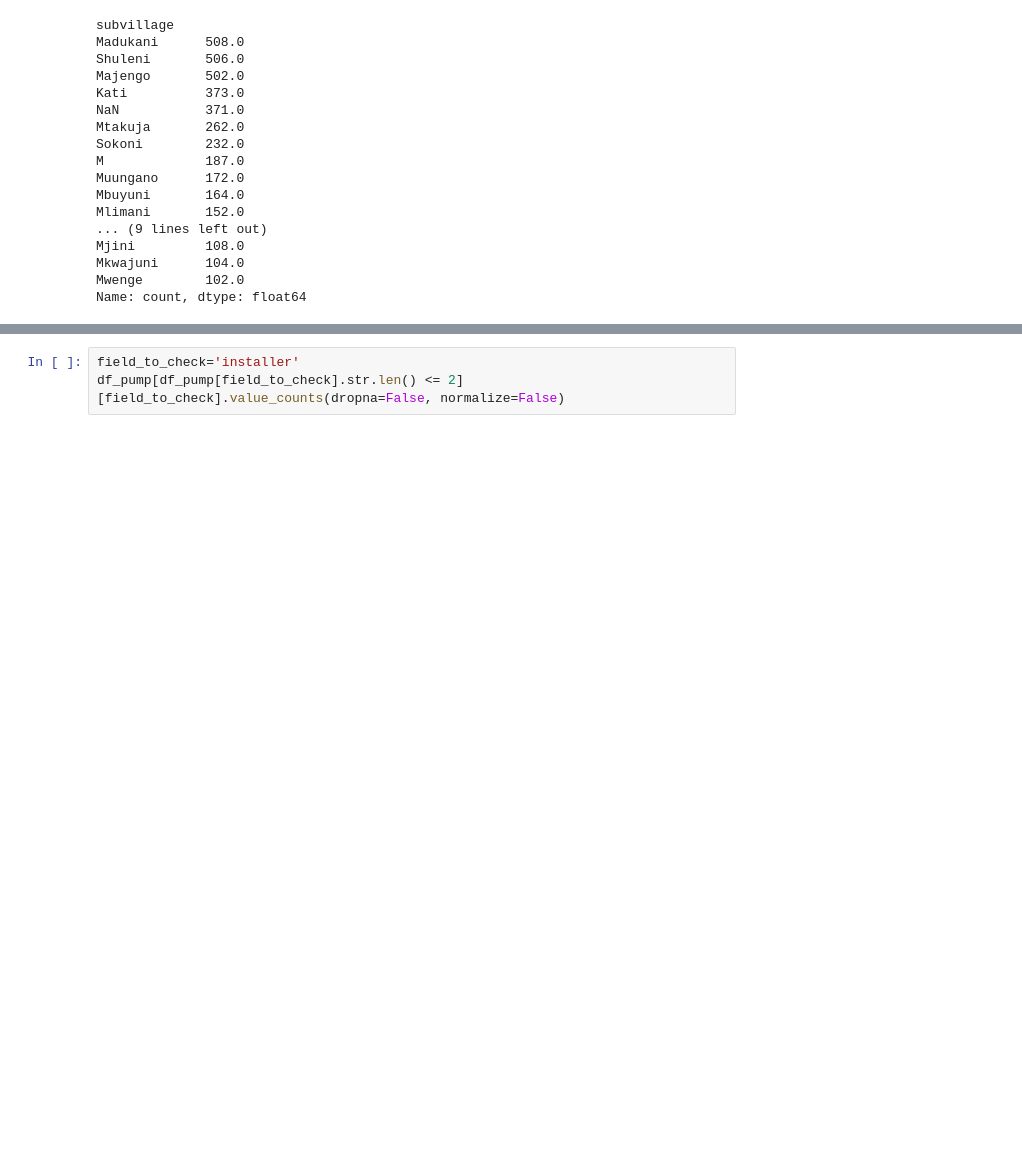
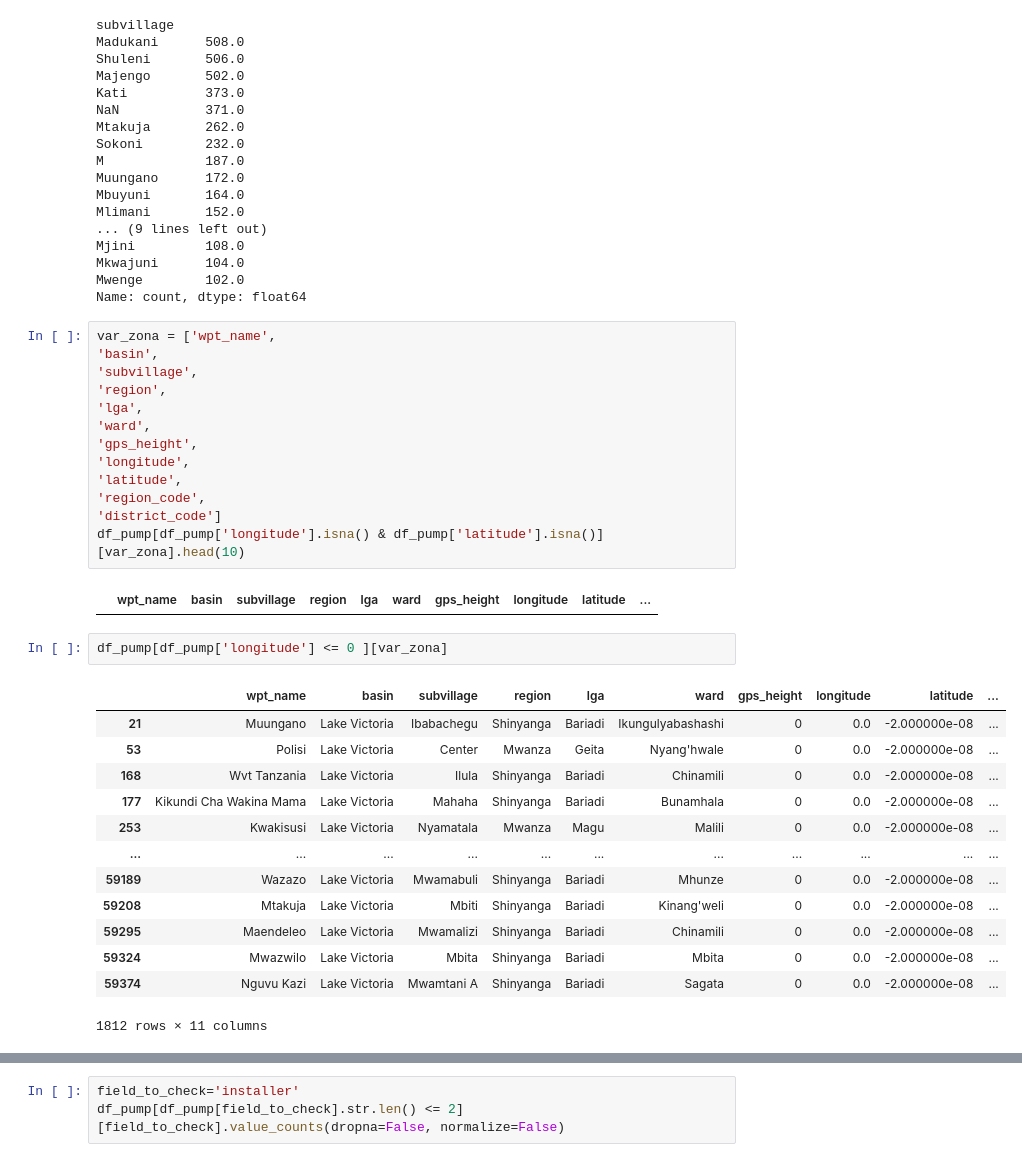
Before and after one commit to ivanrnarvaez/PumpitUp, a Jupyter notebook: PumpitUp.ipynb, the cells around one changed output, grey strips where cells are left out. Cells and saved outputs as stored; diff of their text form; blank space fills up the shorter version.

```diff
--- a/PumpitUp.ipynb
+++ b/PumpitUp.ipynb
@@ -92,3 +90,34 @@ Mjini         108.0
 Mkwajuni      104.0
 Mwenge        102.0
 Name: count, dtype: float64
+# %%
+var_zona = ['wpt_name',
+'basin',
+'subvillage',
+'region',
+'lga',
+'ward',
+'gps_height',
+'longitude',
+'latitude',
+'region_code',
+'district_code']
+df_pump[df_pump['longitude'].isna() & df_pump['latitude'].isna()][var_zona].head(10)
+# %% [output]
+|  | wpt_name | basin | subvillage | region | lga | ward | gps_height | longitude | latitude | ... |
+# %%
+df_pump[df_pump['longitude'] <= 0 ][var_zona]
+# %% [output]
+|  | wpt_name | basin | subvillage | region | lga | ward | gps_height | longitude | latitude | ... |
+| 21 | Muungano | Lake Victoria | Ibabachegu | Shinyanga | Bariadi | Ikungulyabashashi | 0 | 0.0 | -2.000000e-08 | ... |
+| 53 | Polisi | Lake Victoria | Center | Mwanza | Geita | Nyang'hwale | 0 | 0.0 | -2.000000e-08 | ... |
+| 168 | Wvt Tanzania | Lake Victoria | Ilula | Shinyanga | Bariadi | Chinamili | 0 | 0.0 | -2.000000e-08 | ... |
+| 177 | Kikundi Cha Wakina Mama | Lake Victoria | Mahaha | Shinyanga | Bariadi | Bunamhala | 0 | 0.0 | -2.000000e-08 | ... |
+| 253 | Kwakisusi | Lake Victoria | Nyamatala | Mwanza | Magu | Malili | 0 | 0.0 | -2.000000e-08 | ... |
+| ... | ... | ... | ... | ... | ... | ... | ... | ... | ... | ... |
+| 59189 | Wazazo | Lake Victoria | Mwamabuli | Shinyanga | Bariadi | Mhunze | 0 | 0.0 | -2.000000e-08 | ... |
+| 59208 | Mtakuja | Lake Victoria | Mbiti | Shinyanga | Bariadi | Kinang'weli | 0 | 0.0 | -2.000000e-08 | ... |
+| 59295 | Maendeleo | Lake Victoria | Mwamalizi | Shinyanga | Bariadi | Chinamili | 0 | 0.0 | -2.000000e-08 | ... |
+| 59324 | Mwazwilo | Lake Victoria | Mbita | Shinyanga | Bariadi | Mbita | 0 | 0.0 | -2.000000e-08 | ... |
+| 59374 | Nguvu Kazi | Lake Victoria | Mwamtani A | Shinyanga | Bariadi | Sagata | 0 | 0.0 | -2.000000e-08 | ... |
+1812 rows × 11 columns
```
Also changed, not shown: parts of 8 cells of this notebook.
